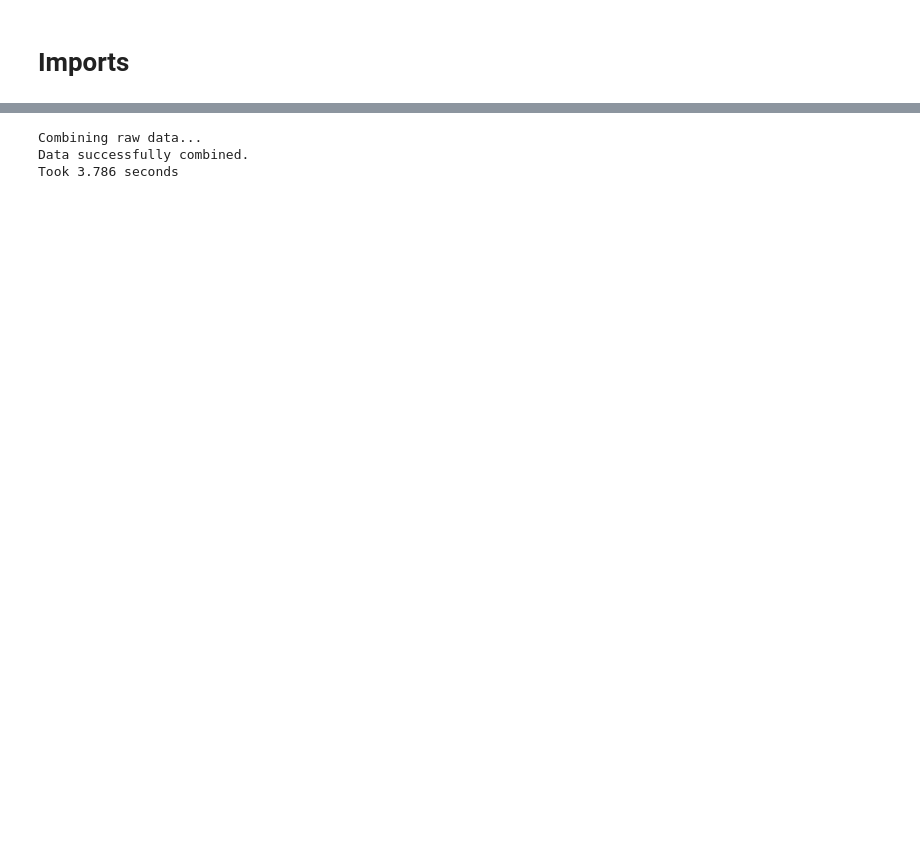
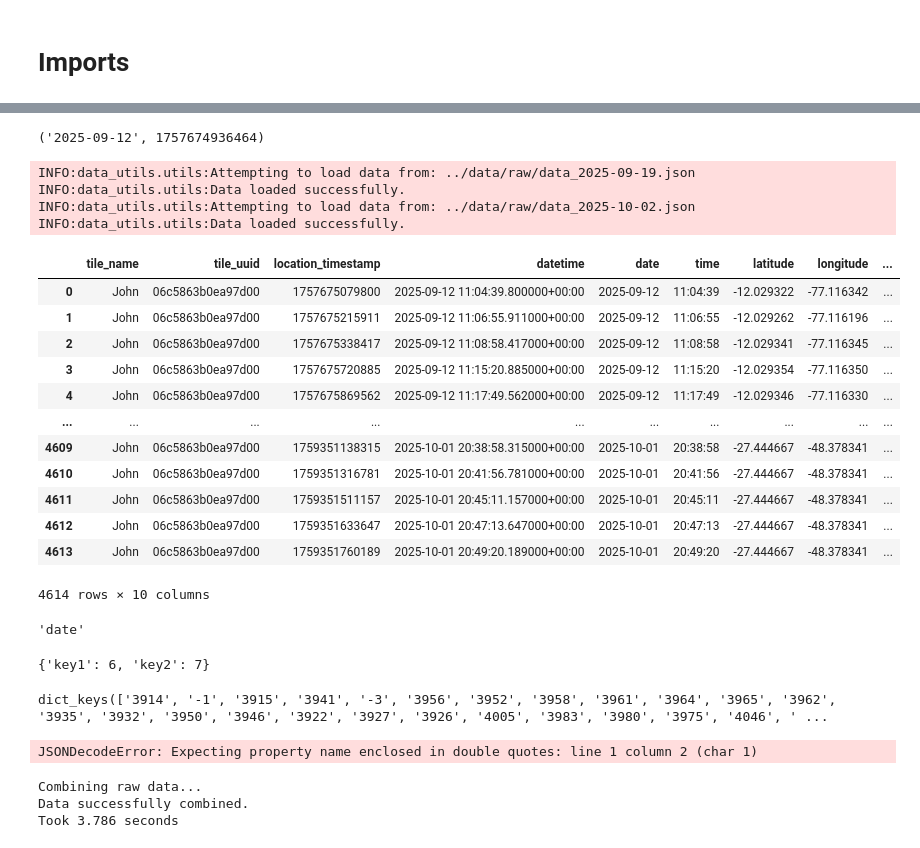
Before and after one commit to johnryanmcnally/tile_tracker_pipeline, a Jupyter notebook: data_handling/tile_data_playground.ipynb, the cells around one changed output, grey strips where cells are left out. Drawn from its saved outputs; the diff is of its cells as text; code cells hidden in the pictures; blank space fills up the shorter version.

```diff
--- a/data_handling/tile_data_playground.ipynb
+++ b/data_handling/tile_data_playground.ipynb
@@ -37,0 +42,60 @@ STAGEDDATAPATH = r'..\data\staged\\'
+# %%
+import importlib
+import data_utils.utils
+importlib.reload(data_utils.utils)
+from data_utils.utils import cluster_data, reduce_clusters, combine_data, get_db_info, add_bearing_column, add_direction_similarity
+
+most_recent_date, most_recent_timestamp, cluster_labels = get_db_info()
+most_recent_date, most_recent_timestamp
+# %% [output]
+('2025-09-12', 1757674936464)
+# %%
+datapath = "../data/raw/"
+tile_name = "John"
+tile_uuid = "06c5863b0ea97d00"
+df = combine_data(datapath=datapath, tile_uuid=tile_uuid, tile_name=tile_name,
+                  most_recent_date=most_recent_date, most_recent_timestamp=most_recent_timestamp)
+df
+# %% [output]
+INFO:data_utils.utils:Attempting to load data from: ../data/raw/data_2025-09-19.json
+INFO:data_utils.utils:Data loaded successfully.
+INFO:data_utils.utils:Attempting to load data from: ../data/raw/data_2025-10-02.json
+INFO:data_utils.utils:Data loaded successfully.
+|  | tile_name | tile_uuid | location_timestamp | datetime | date | time | latitude | longitude | ... |
+| 0 | John | 06c5863b0ea97d00 | 1757675079800 | 2025-09-12 11:04:39.800000+00:00 | 2025-09-12 | 11:04:39 | -12.029322 | -77.116342 | ... |
+| 1 | John | 06c5863b0ea97d00 | 1757675215911 | 2025-09-12 11:06:55.911000+00:00 | 2025-09-12 | 11:06:55 | -12.029262 | -77.116196 | ... |
+| 2 | John | 06c5863b0ea97d00 | 1757675338417 | 2025-09-12 11:08:58.417000+00:00 | 2025-09-12 | 11:08:58 | -12.029341 | -77.116345 | ... |
+| 3 | John | 06c5863b0ea97d00 | 1757675720885 | 2025-09-12 11:15:20.885000+00:00 | 2025-09-12 | 11:15:20 | -12.029354 | -77.116350 | ... |
+| 4 | John | 06c5863b0ea97d00 | 1757675869562 | 2025-09-12 11:17:49.562000+00:00 | 2025-09-12 | 11:17:49 | -12.029346 | -77.116330 | ... |
+| ... | ... | ... | ... | ... | ... | ... | ... | ... | ... |
+| 4609 | John | 06c5863b0ea97d00 | 1759351138315 | 2025-10-01 20:38:58.315000+00:00 | 2025-10-01 | 20:38:58 | -27.444667 | -48.378341 | ... |
+| 4610 | John | 06c5863b0ea97d00 | 1759351316781 | 2025-10-01 20:41:56.781000+00:00 | 2025-10-01 | 20:41:56 | -27.444667 | -48.378341 | ... |
+| 4611 | John | 06c5863b0ea97d00 | 1759351511157 | 2025-10-01 20:45:11.157000+00:00 | 2025-10-01 | 20:45:11 | -27.444667 | -48.378341 | ... |
+| 4612 | John | 06c5863b0ea97d00 | 1759351633647 | 2025-10-01 20:47:13.647000+00:00 | 2025-10-01 | 20:47:13 | -27.444667 | -48.378341 | ... |
+| 4613 | John | 06c5863b0ea97d00 | 1759351760189 | 2025-10-01 20:49:20.189000+00:00 | 2025-10-01 | 20:49:20 | -27.444667 | -48.378341 | ... |
+4614 rows × 10 columns
+# %%
+', '.join([key for key in ['date']])
+# %% [output]
+'date'
+# %%
+d1 = {'key1':1, "key2":2}
+d2 = {'key1':6, "key2":7}
+dnew = d1 | d2
+dnew
+# %% [output]
+{'key1': 6, 'key2': 7}
+# %%
+with open("../data/temp/geocode_results.json", 'r') as f:
+    data = json.load(f)
+print(data.keys())
+# %% [output]
+dict_keys(['3914', '-1', '3915', '3941', '-3', '3956', '3952', '3958', '3961', '3964', '3965', '3962', '3935', '3932', '3950', '3946', '3922', '3927', '3926', '4005', '3983', '3980', '3975', '4046', ' ...
+# %%
+from collections import defaultdict
+import json
+cache = defaultdict(list)
+with open("../data/temp/geocode_cache.txt", 'r') as f:
+    data = json.load(f)
+# %% [output]
+JSONDecodeError: Expecting property name enclosed in double quotes: line 1 column 2 (char 1)
```
Also changed, not shown: parts of 2 cells of this notebook, 14 other files.
